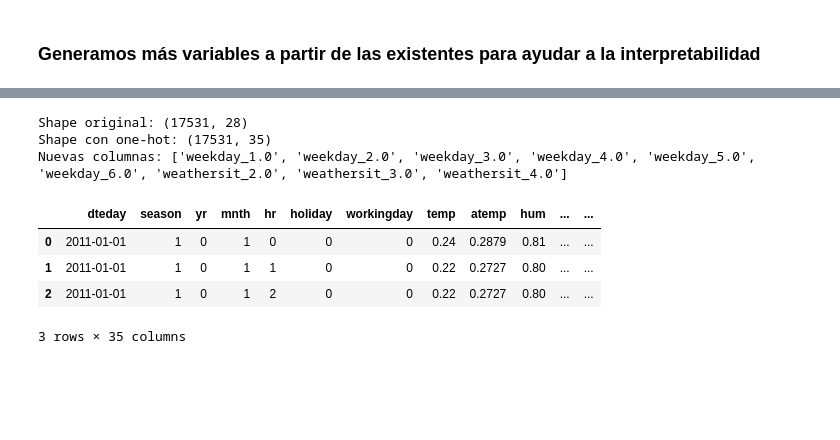
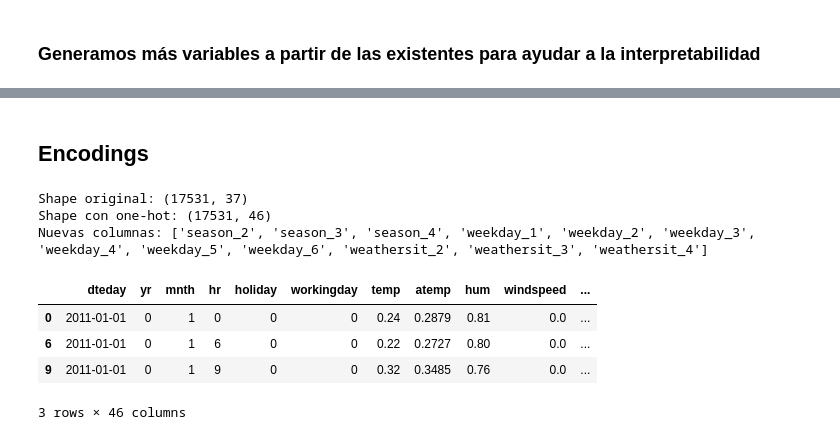
Before and after one commit to alcalderagl/bike_sharing_mlops, a Jupyter notebook: notebooks/02_feature_eng.ipynb, the cells around one changed output, grey strips where cells are left out. Drawn from its saved outputs; the diff is of its cells as text; code cells hidden in the pictures; blank space fills up the shorter version.

```diff
--- a/notebooks/02_feature_eng.ipynb
+++ b/notebooks/02_feature_eng.ipynb
@@ -89,0 +88,9 @@ Shape antes: (17531, 17) → después: (17531, 28)
+# %%
+# 1. Transformación logarítmica (log1p)
+# Esto reduce la asimetría y mejora la distribución para el modelado
+df_fe['cnt_log'] = np.log1p(df_fe['cnt'])
+df_fe['cnt_lag1_log'] = np.log1p(df_fe['cnt_lag1'])
+df_fe['cnt_lag24_log'] = np.log1p(df_fe['cnt_lag24'])
+df_fe['cnt_rolling_mean_log'] = np.log1p(df_fe['cnt_rolling_mean'])
+df_fe['casual_log'] = np.log1p(df_fe['casual'])
+df_fe['registered_log'] = np.log1p(df_fe['registered'])
@@ -90,33 +118,38 @@ Shape antes: (17531, 17) → después: (17531, 28)
+# %% [markdown]
+## Encodings
+# %%
+# 2. Codificación One-Hot para Categóricas Nominales/Ordinales
+categorical_cols = ['season', 'weekday', 'weathersit']
+
+# Convertir a 'category' para asegurar que get_dummies funcione correctamente
+for col in categorical_cols:
+    df_fe[col] = df_fe[col].astype('category')
+# %%
+from sklearn.preprocessing import OneHotEncoder
+
+df_to_encode = df_fe.copy()
+# Aplicar One-Hot Encoding usando sklearn
+encoder = OneHotEncoder(drop='first', sparse_output=False, handle_unknown='ignore')
+encoded = encoder.fit_transform(df_to_encode[categorical_cols])
+encoded_cols = encoder.get_feature_names_out(categorical_cols)
+df_encoded = pd.DataFrame(encoded, columns=encoded_cols, index=df_to_encode.index)
+
+# Combinar con el DataFrame original sin las columnas categóricas
+df_model = pd.concat([df_to_encode.drop(columns=categorical_cols), df_encoded], axis=1)
 # %%
-from sklearn.preprocessing import OneHotEncoder
-
-# Copia del DF
-df_enc = df_fe.copy()
-
-# Solo las categóricas verdaderas
-cat_cols = ['weekday', 'weathersit']
-
-encoder = OneHotEncoder(drop='first', sparse_output=False, handle_unknown='ignore')
-encoded = encoder.fit_transform(df_enc[cat_cols])
-encoded_cols = encoder.get_feature_names_out(cat_cols)
-df_encoded = pd.DataFrame(encoded, columns=encoded_cols, index=df_enc.index)
-
-# Concatenamos
-df_model = pd.concat([df_enc.drop(columns=cat_cols), df_encoded], axis=1)
-
 print("Shape original:", df_fe.shape)
 print("Shape con one-hot:", df_model.shape)
 print("Nuevas columnas:", list(encoded_cols))
 df_model.head(3)
 # %% [output]
-Shape original: (17531, 28)
-Shape con one-hot: (17531, 35)
-Nuevas columnas: ['weekday_1.0', 'weekday_2.0', 'weekday_3.0', 'weekday_4.0', 'weekday_5.0', 'weekday_6.0', 'weathersit_2.0', 'weathersit_3.0', 'weathersit_4.0']
+Shape original: (17531, 37)
+Shape con one-hot: (17531, 46)
+Nuevas columnas: ['season_2', 'season_3', 'season_4', 'weekday_1', 'weekday_2', 'weekday_3', 'weekday_4', 'weekday_5', 'weekday_6', 'weathersit_2', 'weathersit_3', 'weathersit_4']
-|  | dteday | season | yr | mnth | hr | holiday | workingday | temp | atemp | hum | ... | ... |
-| 0 | 2011-01-01 | 1 | 0 | 1 | 0 | 0 | 0 | 0.24 | 0.2879 | 0.81 | ... | ... |
-| 1 | 2011-01-01 | 1 | 0 | 1 | 1 | 0 | 0 | 0.22 | 0.2727 | 0.80 | ... | ... |
-| 2 | 2011-01-01 | 1 | 0 | 1 | 2 | 0 | 0 | 0.22 | 0.2727 | 0.80 | ... | ... |
+|  | dteday | yr | mnth | hr | holiday | workingday | temp | atemp | hum | windspeed | ... |
+| 0 | 2011-01-01 | 0 | 1 | 0 | 0 | 0 | 0.24 | 0.2879 | 0.81 | 0.0 | ... |
+| 6 | 2011-01-01 | 0 | 1 | 6 | 0 | 0 | 0.22 | 0.2727 | 0.80 | 0.0 | ... |
+| 9 | 2011-01-01 | 0 | 1 | 9 | 0 | 0 | 0.32 | 0.3485 | 0.76 | 0.0 | ... |
-3 rows × 35 columns
+3 rows × 46 columns
 # %%
 import seaborn as sns
 import matplotlib.pyplot as plt
```
Also changed, not shown: parts of 34 cells of this notebook, 16 other files.
